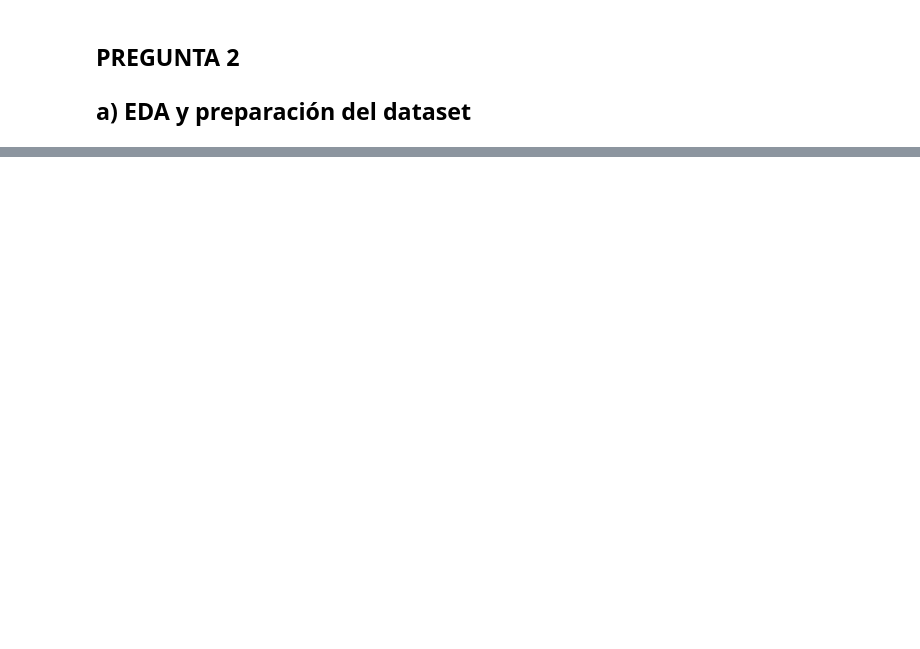
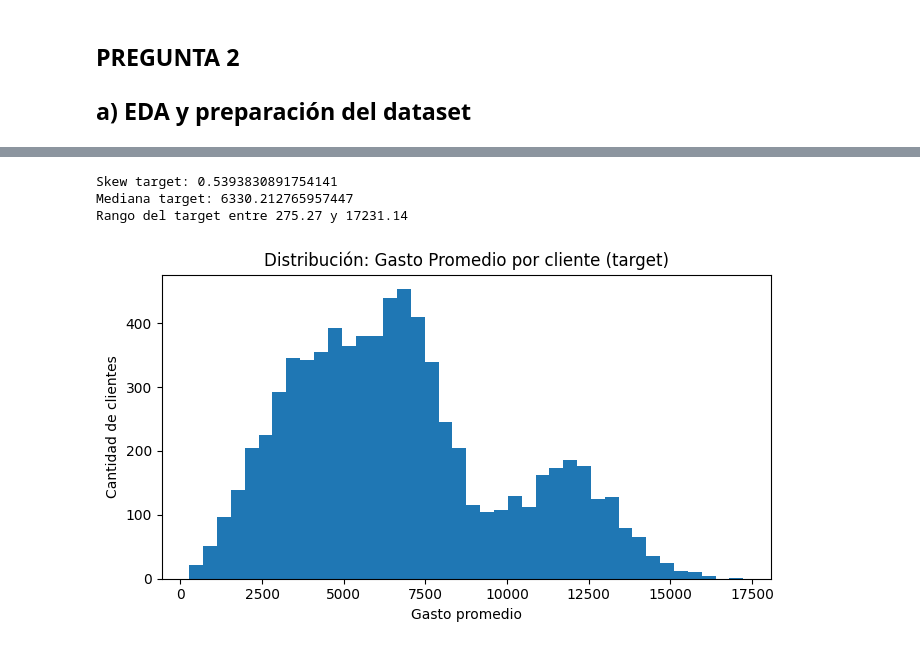
Before and after one commit to santiagoruizvt/AprendizajeProfundo-CEIA-RuizSantiago, a Jupyter notebook: TP1/RUIZ-SANTIAGO-TP1-Co25.ipynb, the cells around one changed output, grey strips where cells are left out. Drawn from its saved outputs; the diff is of its cells as text; code cells hidden in the pictures; blank space fills up the shorter version.

```diff
--- a/TP1/RUIZ-SANTIAGO-TP1-Co25.ipynb
+++ b/TP1/RUIZ-SANTIAGO-TP1-Co25.ipynb
@@ -627,3 +634,8 @@ Image(filename="trayectorias_1d.gif")
 ## PREGUNTA 2
 
 ## a) EDA y preparación del dataset
+# %%
+import pandas as pd
+
+df = pd.read_csv("dataset_compras.csv")
+df.head(10)
@@ -629,0 +713,24 @@ Image(filename="trayectorias_1d.gif")
+# %%
+# --- Construccion dataset cliente ---
+registros = []
+for user_id, grupo in df.groupby('User_ID'):
+    registro = {
+        'User_ID': user_id,
+        'Age': grupo['Age'].iloc[0],
+        'Gender': grupo['Gender'].iloc[0],
+        'Marital_Status': grupo['Marital_Status'].iloc[0],
+        'City_Category': grupo['City_Category'].iloc[0],
+        'Stay_In_Current_City_Years': grupo['Stay_In_Current_City_Years'].iloc[0],
+        'Gasto_Promedio': grupo['Purchase'].mean()
+    }
+    category_counts = grupo['Product_Category'].value_counts(normalize=True)
+
+    for cat in range (0, df['Product_Category'].nunique()):
+        registro[f'freq_cat_{cat}'] = category_counts.get(cat,0.0)
+    registros.append(registro)
+
+df_clientes = pd.DataFrame(registros).fillna(0)
+print(f"Se han procesado {len(registros)} usuarios")
+print(df_clientes.shape)
+print(df_clientes.isnull().sum())
+print(df_clientes.describe())
@@ -629,0 +755,17 @@ Image(filename="trayectorias_1d.gif")
+# %%
+# --- Distribucion de la variable objetivo ---
+fig, ax = plt.subplots(figsize=(7, 4))
+ax.hist(df_clientes['Gasto_Promedio'], bins=40)
+ax.set_title("Distribución: Gasto Promedio por cliente (target)")
+ax.set_xlabel("Gasto promedio")
+ax.set_ylabel("Cantidad de clientes")
+plt.tight_layout()
+
+print("Skew target:", df_clientes['Gasto_Promedio'].skew())
+print("Mediana target:", df_clientes['Gasto_Promedio'].median())
+print("Rango del target entre", df_clientes['Gasto_Promedio'].min().round(2), "y", df_clientes['Gasto_Promedio'].max().round(2))
+# %% [output]
+Skew target: 0.5393830891754141
+Mediana target: 6330.212765957447
+Rango del target entre 275.27 y 17231.14
+[figure, added]
```
Also changed, not shown: parts of 16 cells of this notebook.
